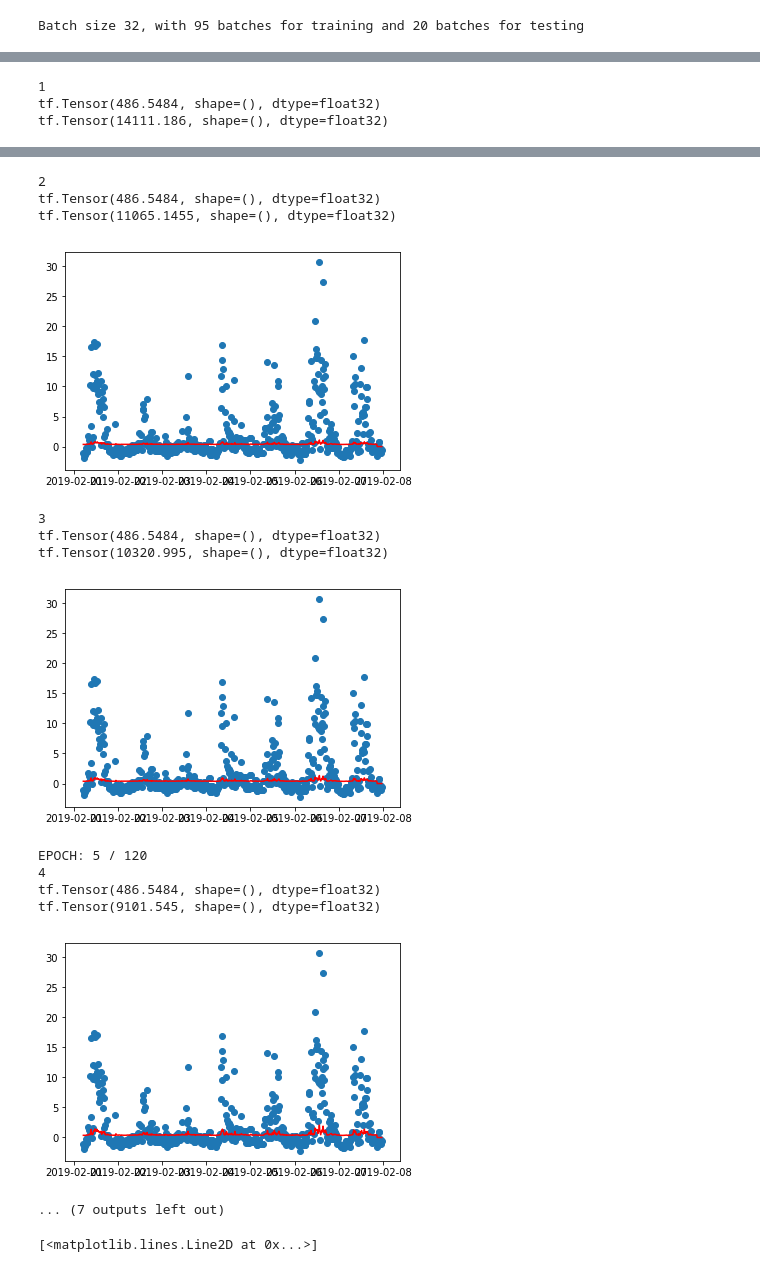
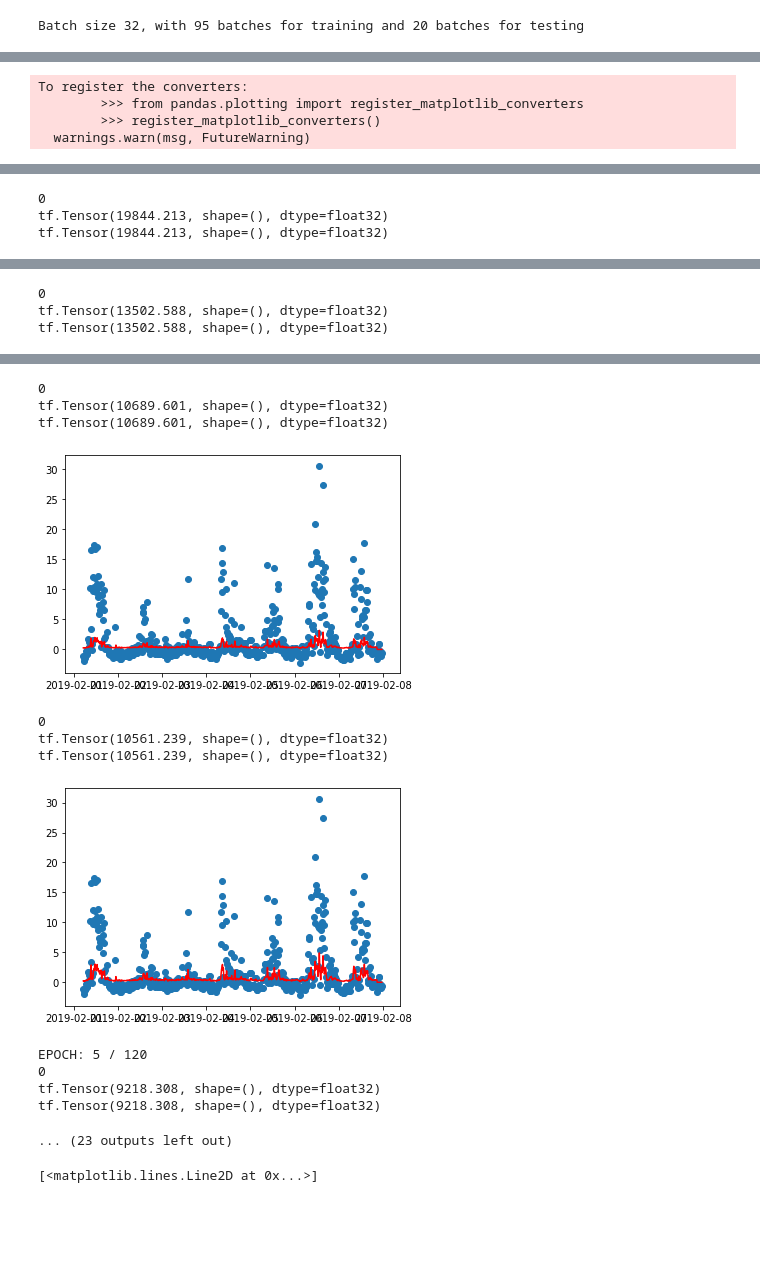
Before and after one commit to andersparslov/BRNN, a Jupyter notebook: BNN in TF2.ipynb, the cells around one changed output, grey strips where cells are left out. Drawn from its saved outputs; the diff is of its cells as text; code cells hidden in the pictures; blank space fills up the shorter version.

```diff
--- a/BNN in TF2.ipynb
+++ b/BNN in TF2.ipynb
@@ -29,7 +64,7 @@ start_train = '2019-01-01'
 end_train = '2019-02-01'
 end_test = '2019-02-07'
 
-data = pd.read_csv('../data/link_travel_time_local.csv.gz', compression='gzip', parse_dates = True, index_col = 0)
+data = pd.read_csv('link_travel_time_local.csv.gz', compression='gzip', parse_dates = True, index_col = 0)
 
 ## Sort links by order
 data, order = sort_links(data, '1973:1412', '7057:7058')
@@ -272,19 +303,21 @@ num_links = 1
 net = BasicNet(num_units, num_links, batch_size, num_batch_train)
 for epoch in range(epochs):
     ## Print the fitted training data
-    y_pred = np.zeros((y_test.shape[0],1))
+    y_pred = np.zeros((y_test.shape[0],1)) ##
     T = 0
-    for x_batch, _ in data_test:
-        x = tf.cast(x_batch,tf.float32)
-        y_pred[T*batch_size:(T+1)*batch_size] = net(x, training=False, sampling=False)
-        T = T+1
-    plt.plot(y_ix_test, y_pred, c='r')
-    plt.scatter(y_ix_test, y_test[:,0,:])
-    plt.show()
+    if (epoch+1) % 5 == 0:
+        for x_batch, _ in data_test:
+            x = tf.cast(x_batch,tf.float32)
+            y_pred[T*batch_size:(T+1)*batch_size] = net(x, training=False, sampling=False)
+            T = T+1
+        plt.plot(y_ix_test, y_pred, c='r')
+        plt.scatter(y_ix_test, y_test[:,0,:])
+        plt.show()
 
-    elbo_sum = 0
-    if (epoch+1) % 5 == 0:
+        elbo_sum = 0
+
         print("EPOCH:", epoch+1, "/", epochs)
+
     for batch_x, batch_y in data_train:
         x = tf.cast(batch_x, tf.float32)
         y = tf.cast(batch_y, tf.float32)
@@ -295,12 +328,10 @@ for epoch in range(epochs):
         elbo_sum += loss
 
     if elbo_sum.numpy() < best_elbo:
-        best_elbo = loss
+        best_elbo = elbo_sum
         patience_counter = 0
 
     print(patience_counter)
-    print(best_elbo)
-    print(elbo_sum)
 
     patience_counter = patience_counter + 1
     if patience_counter > patience:
@@ -312,3 +343,7 @@ for epoch in range(epochs):
 Building net...
   Cell has been built
   Output layer has been built
+To register the converters:
+        >>> from pandas.plotting import register_matplotlib_converters
+        >>> register_matplotlib_converters()
+  warnings.warn(msg, FutureWarning)
@@ -318,0 +351,3 @@ tf.Tensor(20275.398, shape=(), dtype=float32)
+0
+tf.Tensor(19844.213, shape=(), dtype=float32)
+tf.Tensor(19844.213, shape=(), dtype=float32)
@@ -320,3 +355,3 @@ tf.Tensor(20275.398, shape=(), dtype=float32)
-1
-tf.Tensor(486.5484, shape=(), dtype=float32)
-tf.Tensor(14111.186, shape=(), dtype=float32)
+0
+tf.Tensor(13502.588, shape=(), dtype=float32)
+tf.Tensor(13502.588, shape=(), dtype=float32)
@@ -324,17 +359,16 @@ tf.Tensor(14111.186, shape=(), dtype=float32)
-2
-tf.Tensor(486.5484, shape=(), dtype=float32)
-tf.Tensor(11065.1455, shape=(), dtype=float32)
+0
+tf.Tensor(10689.601, shape=(), dtype=float32)
+tf.Tensor(10689.601, shape=(), dtype=float32)
-[figure, old version]
+[figure, new version]
-3
-tf.Tensor(486.5484, shape=(), dtype=float32)
-tf.Tensor(10320.995, shape=(), dtype=float32)
+0
+tf.Tensor(10561.239, shape=(), dtype=float32)
+tf.Tensor(10561.239, shape=(), dtype=float32)
-[figure, old version]
+[figure, new version]
-EPOCH: 5 / 120
-4
-tf.Tensor(486.5484, shape=(), dtype=float32)
-tf.Tensor(9101.545, shape=(), dtype=float32)
-[figure, removed]
-... (7 outputs left out)
+EPOCH: 5 / 120
+0
+tf.Tensor(9218.308, shape=(), dtype=float32)
+tf.Tensor(9218.308, shape=(), dtype=float32)
+... (23 outputs left out)
 # %%
 plt.plot(loss_lst)
 # %% [output]
```
Also changed, not shown: parts of 7 cells of this notebook.
